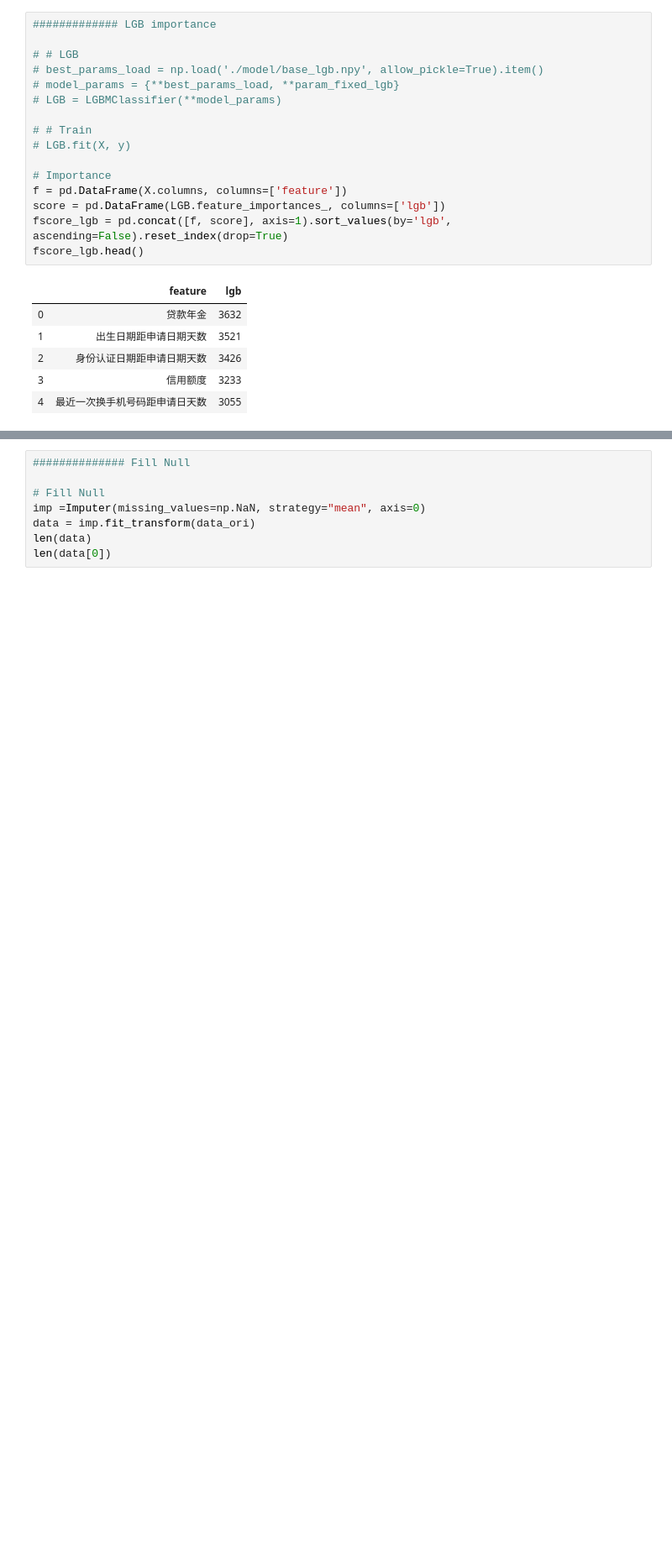
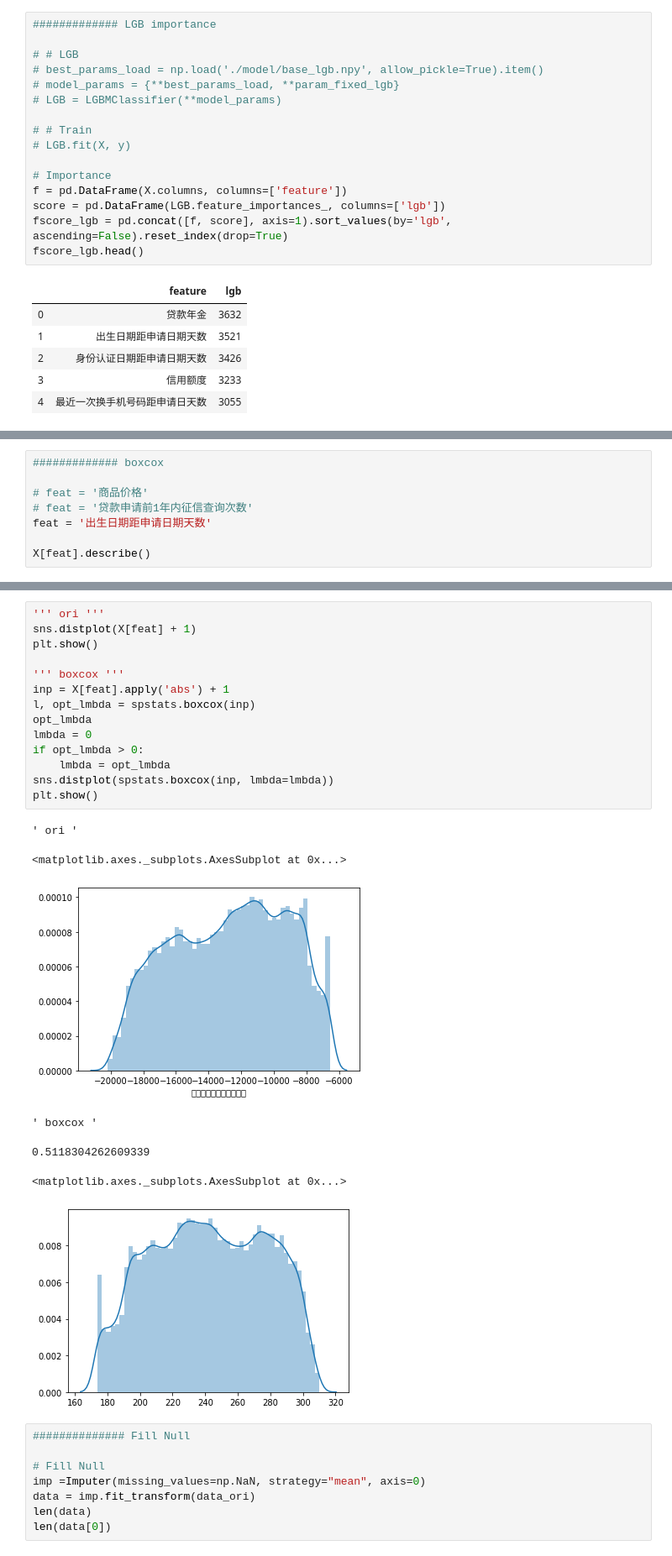
Before and after one commit to boyang-li/the-mission-cup, a Jupyter notebook: 0_eda_wm.ipynb, the cells around one changed output, grey strips where cells are left out. Shown: that part at 84% size. Saved outputs shown, nothing was run; the diff lists cells and outputs as text; blank space fills up the shorter version.

```diff
--- a/0_eda_wm.ipynb
+++ b/0_eda_wm.ipynb
@@ -271,0 +284,8 @@ pd.DataFrame(inter_cnt, index=['Intersection'])
+# %%
+############# boxcox
+
+# feat = '商品价格'
+# feat = '贷款申请前1年内征信查询次数'
+feat = '出生日期距申请日期天数'
+
+X[feat].describe()
@@ -272,3 +302,25 @@ pd.DataFrame(inter_cnt, index=['Intersection'])
+# %%
+''' ori '''
+sns.distplot(X[feat] + 1)
+plt.show()
+
+''' boxcox '''
+inp = X[feat].apply('abs') + 1
+l, opt_lmbda = spstats.boxcox(inp)
+opt_lmbda
+lmbda = 0
+if opt_lmbda > 0:
+    lmbda = opt_lmbda
+sns.distplot(spstats.boxcox(inp, lmbda=lmbda))
+plt.show()
+# %% [output]
+' ori '
+<matplotlib.axes._subplots.AxesSubplot at 0x...>
+[figure, added]
+' boxcox '
+0.5118304262609339
+<matplotlib.axes._subplots.AxesSubplot at 0x...>
+[figure, added]
 # %%
 ############## Fill Null
 
```
Also changed, not shown: parts of 5 cells of this notebook, 2 other files.
